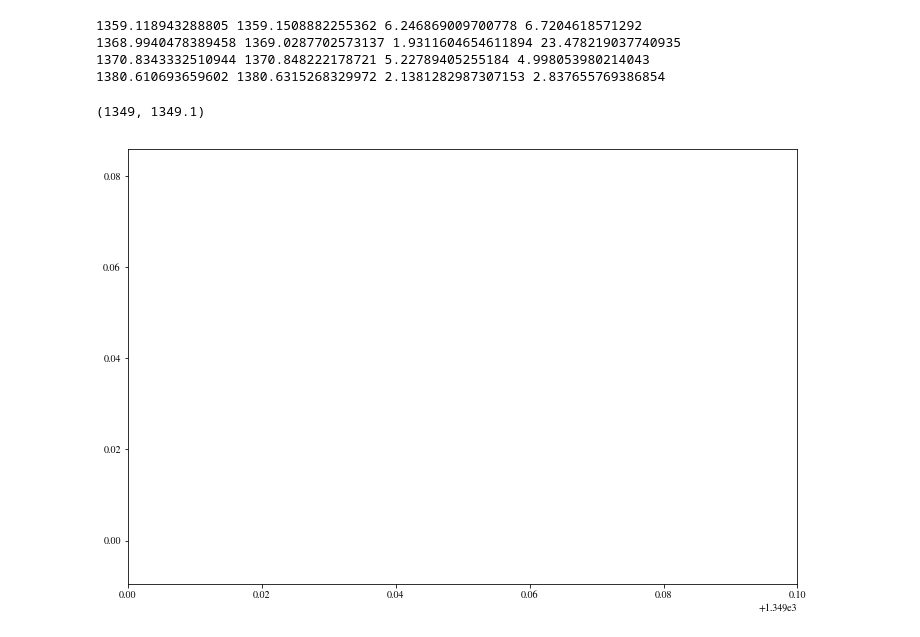
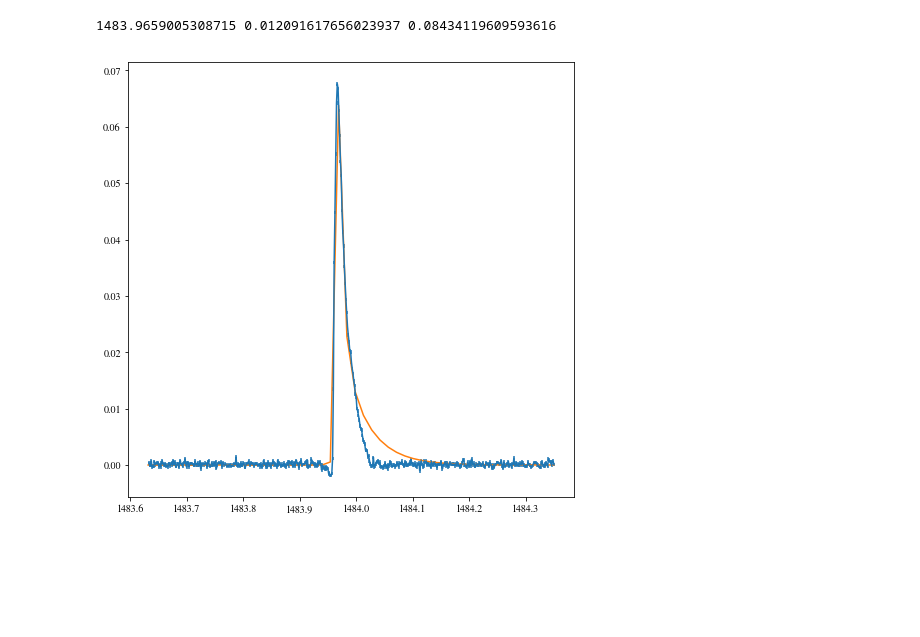
Before and after one commit to spencerw/tess_flare, a Jupyter notebook: flarePipelineTest.ipynb, the cells around one changed output. Cells and saved outputs as stored; diff of their text form; code cells hidden in the pictures; blank space fills up the shorter version.

```diff
--- a/flarePipelineTest.ipynb
+++ b/flarePipelineTest.ipynb
@@ -252,27 +192,49 @@ for j in range(len(FL[0])):
-# %%
-# Get the GP variance around the flare detection
-mask = (time > 1348.5) & (time < 1349.5)
-mu1, var = gp.predict(y[m], time[mask], return_var=True)
-# %%
-fig, axes = plt.subplots(figsize=(12,8))
-
-axes.plot(time[mask], flux[mask]/median-mu1)
-std = np.sqrt(var + yerr[mask]**2)
-axes.fill_between(time[mask], -std*3, std*3, alpha=0.3)
-
-axes.plot(time, flux/median-mu, marker='o', markersize=3)
-for j in range(len(FL[0])):
-    s1, s2 = FL[0][j], FL[1][j]+1
-    axes.scatter(time[s1:s2], flux[s1:s2]/median-mu[s1:s2], s=50)#, color='r')
-
-    tstart, tstop = time[s1], time[s2]
-    popt1, pstd1, g_chisq, popt2, pstd2, f_chisq = vetFlare(time, flux/median-mu, error/median, tstart, tstop, dx_fac=2)
-    print(tstart, tstop, f_chisq, g_chisq)
-plt.xlim(1349,1349.1)
-# %% [output]
-1359.118943288805 1359.1508882255362 6.246869009700778 6.7204618571292
-1368.9940478389458 1369.0287702573137 1.9311604654611894 23.478219037740935
-1370.8343332510944 1370.848222178721 5.22789405255184 4.998053980214043
-1380.610693659602 1380.6315268329972 2.1381282987307153 2.837655769386854
-(1349, 1349.1)
-[figure, removed]
+# %%
+from flareFind import fitFlare
+import flareHelpers as fh
+
+x = time
+y = flux/median - smo
+yerr = error/median
+
+# Search for flares in the smoothed light curve using change point analysis
+FL = FINDflare(y, yerr, avg_std=True, std_window=s_window, N1=3, N2=1, N3=3)
+for j in range(len(FL[0])):
+    s1, s2 = FL[0][j], FL[1][j]+1
+    tstart, tstop = x[s1], x[s2]
+    dx_fac  = 10
+    dx = tstop - tstart
+    x1 = tstart - dx*dx_fac/2
+    x2 = tstop + dx*dx_fac/2
+    mask = (x > x1) & (x < x2)
+
+    if (tstart < 1483.75) or (tstart > 1484.25):
+        continue
+
+    # Mask out other flare detections when fitting models
+    other_mask = np.ones(len(x), dtype=bool)
+    for i in range(len(FL[0])):
+        s1other, s2other = FL[0][i], FL[1][i]+1
+        if i == j:
+            continue
+        other_mask[s1other:s2other] = 0
+
+    popt1, pstd1, g_chisq, popt2, pstd2, f_chisq, skew, cover = \
+        fitFlare(x[other_mask], y[other_mask], yerr[other_mask], x1, x2)
+
+    mu, std, g_amp = popt1[0], popt1[1], popt1[2]
+    mu_err, std_err, g_amp_err = pstd1[0], pstd1[1], pstd1[2]
+
+    tpeak, fwhm, f_amp = popt2[0], popt2[1], popt2[2]
+    tpeak_err, fwhm_err, f_amp_err = pstd2[0], pstd2[1], pstd2[2]
+
+    fig, axes = plt.subplots(figsize=(8,8))
+    axes.errorbar(time[mask], flux[mask]/median - smo[mask], error[mask]/median)
+
+    xmodel = np.linspace(x1, x2)
+    ymodel = fh.aflare1(xmodel, tpeak, fwhm, f_amp)
+    print(tpeak, fwhm, f_amp)
+    axes.plot(xmodel, ymodel)
+# %% [output]
+1483.9659005308715 0.012091617656023937 0.08434119609593616
+[figure, added]
```
Also changed, not shown: parts of 9 cells of this notebook.
